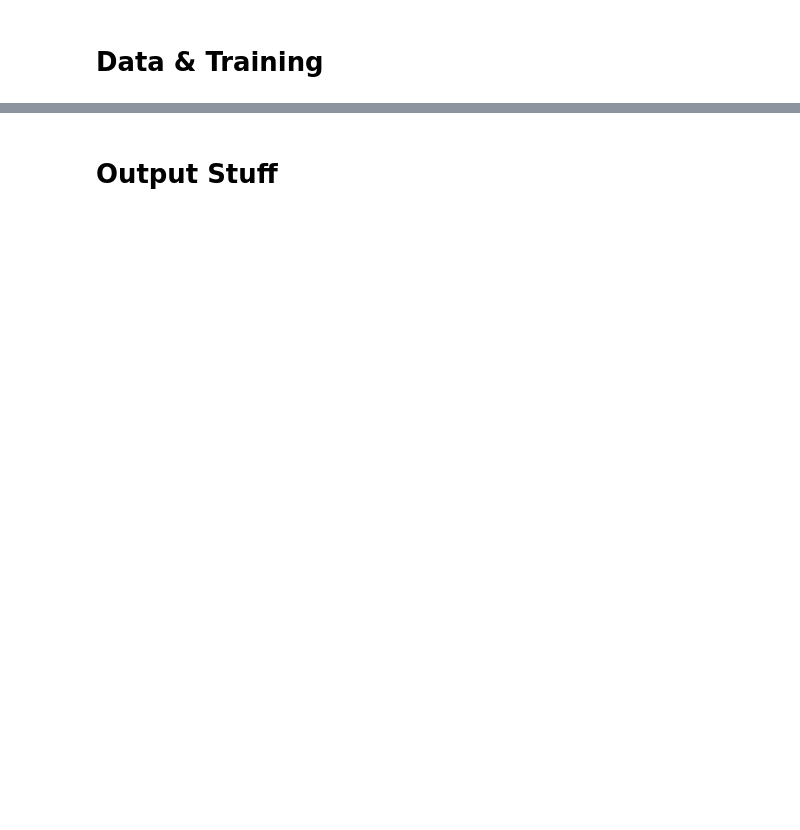
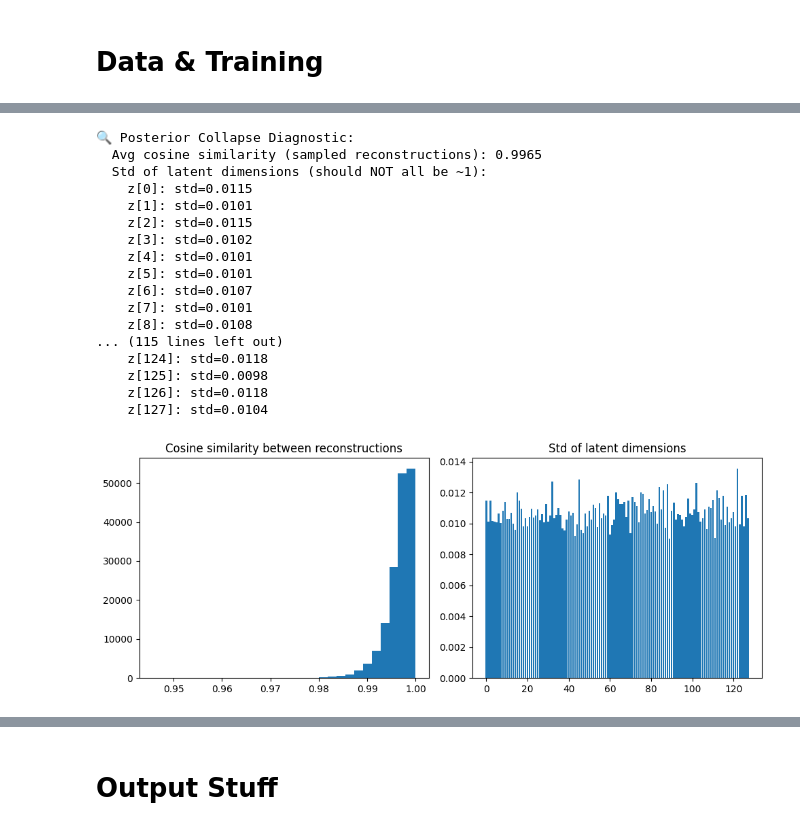
Before and after one commit to Gorp5/ContrastiveMusicLearning, a Jupyter notebook: src/Workspace.ipynb, the cells around one changed output, grey strips where cells are left out. Cells and saved outputs as stored; diff of their text form; code cells hidden in the pictures; blank space fills up the shorter version.

```diff
--- a/src/Workspace.ipynb
+++ b/src/Workspace.ipynb
@@ -142,0 +206,21 @@ KeyboardInterrupt:
+# %%
+diagnose_posterior_collapse(model, train_dataloader)
+# %% [output]
+🔍 Posterior Collapse Diagnostic:
+  Avg cosine similarity (sampled reconstructions): 0.9965
+  Std of latent dimensions (should NOT all be ~1):
+    z[0]: std=0.0115
+    z[1]: std=0.0101
+    z[2]: std=0.0115
+    z[3]: std=0.0102
+    z[4]: std=0.0101
+    z[5]: std=0.0101
+    z[6]: std=0.0107
+    z[7]: std=0.0101
+    z[8]: std=0.0108
+... (115 lines left out)
+    z[124]: std=0.0118
+    z[125]: std=0.0098
+    z[126]: std=0.0118
+    z[127]: std=0.0104
+[figure, added]
```
Also changed, not shown: parts of 45 cells of this notebook, 7 other files.
